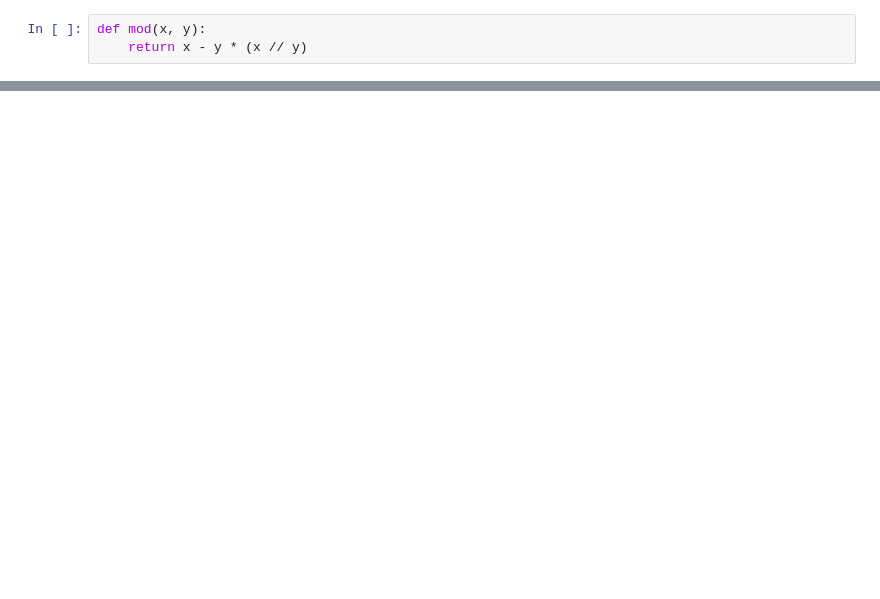
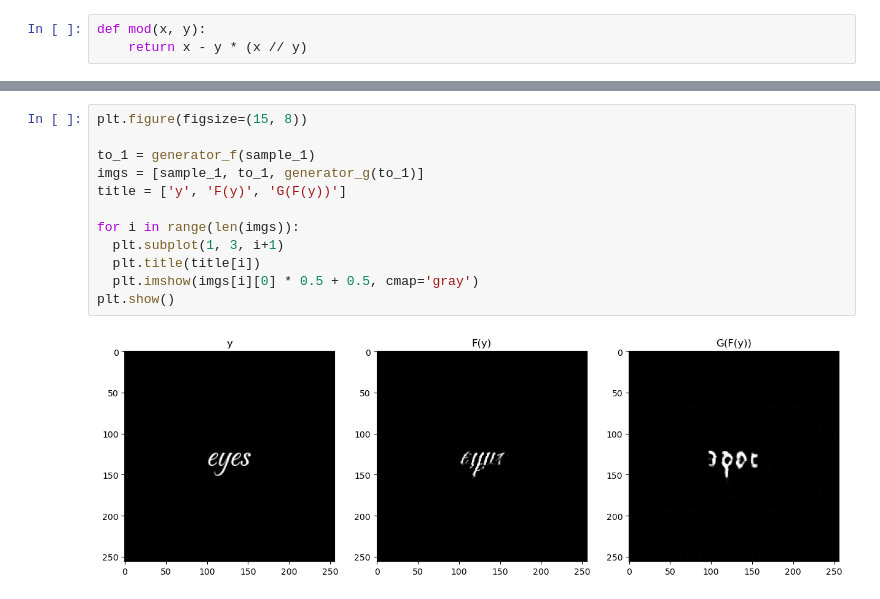
Before and after one commit to Fabro2701/I2I-Font, a Jupyter notebook: src/cyclegan_test.ipynb, the cells around one changed output, grey strips where cells are left out. Saved outputs shown, nothing was run; the diff lists cells and outputs as text; blank space fills up the shorter version.

```diff
--- a/src/cyclegan_test.ipynb
+++ b/src/cyclegan_test.ipynb
@@ -446,0 +488,14 @@ for (inp1,inp2) in tf.data.Dataset.zip((test_dataset_1,test_dataset_2)).take(2):
+# %%
+plt.figure(figsize=(15, 8))
+
+to_1 = generator_f(sample_1)
+imgs = [sample_1, to_1, generator_g(to_1)]
+title = ['y', 'F(y)', 'G(F(y))']
+
+for i in range(len(imgs)):
+  plt.subplot(1, 3, i+1)
+  plt.title(title[i])
+  plt.imshow(imgs[i][0] * 0.5 + 0.5, cmap='gray')
+plt.show()
+# %% [output]
+[figure, added]
```
Also changed, not shown: parts of 17 cells of this notebook.
